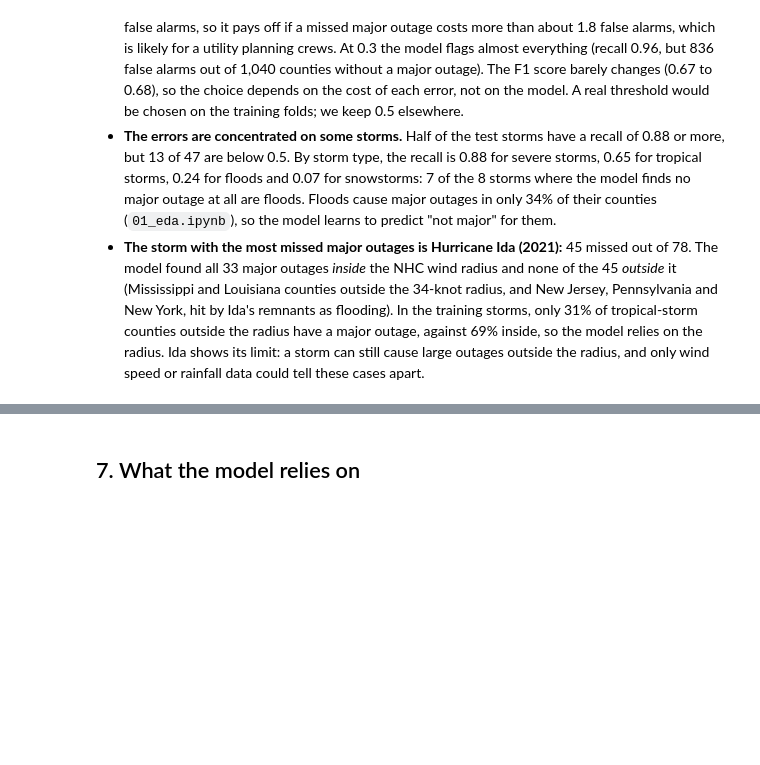
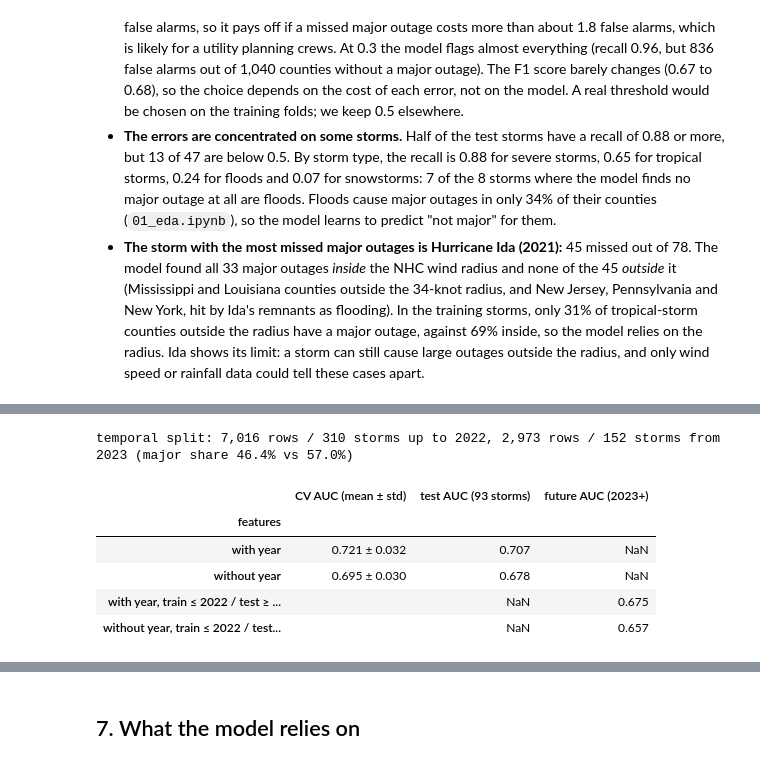
Before and after one commit to criptore/Lights-Out, a Jupyter notebook: notebooks/02_classifier.ipynb, the cells around one changed output, grey strips where cells are left out. Saved outputs shown, nothing was run; the diff lists cells and outputs as text; code cells hidden in the pictures; blank space fills up the shorter version.

```diff
--- a/notebooks/02_classifier.ipynb
+++ b/notebooks/02_classifier.ipynb
@@ -478,0 +543,40 @@ plt.show()
+# %%
+best_params = searches[best_name].best_params_
+def tuned_rf(num):
+    pipe = make_pipeline(
+        ColumnTransformer([('cat', OneHotEncoder(handle_unknown='ignore', min_frequency=20, sparse_output=False), CAT),
+                           ('num', SimpleImputer(strategy='median'), num)]),
+        RandomForestClassifier(n_estimators=300, n_jobs=-1, random_state=SEED))
+    return pipe.set_params(**best_params)
+
+NUM_NO_YEAR = [c for c in NUM if c != 'year']
+rows = []
+for label, num in [('with year', NUM), ('without year', NUM_NO_YEAR)]:
+    cols = CAT + num
+    cv_auc = cross_val_score(tuned_rf(num), X_train[cols], y_train, groups=g_train, cv=cv, scoring='roc_auc', n_jobs=-1)
+    m = tuned_rf(num).fit(X_train[cols], y_train)
+    rows.append({'features': label, 'CV AUC (mean ± std)': f'{cv_auc.mean():.3f} ± {cv_auc.std():.3f}',
+                 'test AUC (93 storms)': roc_auc_score(y_test, m.predict_proba(X_test[cols])[:, 1])})
+
+years = df['year'].to_numpy()
+past, future = years <= 2022, years >= 2023
+for label, num in [('with year', NUM), ('without year', NUM_NO_YEAR)]:
+    cols = CAT + num
+    m = tuned_rf(num).fit(X[cols][past], y[past])
+    rows.append({'features': label + ', train ≤ 2022 / test ≥ 2023',
+                 'CV AUC (mean ± std)': '',
+                 'test AUC (93 storms)': np.nan,
+                 'future AUC (2023+)': roc_auc_score(y[future], m.predict_proba(X[cols][future])[:, 1])})
+year_check = pd.DataFrame(rows).set_index('features')
+print(f"temporal split: {past.sum():,} rows / {len(set(groups[past]))} storms up to 2022, "
+      f"{future.sum():,} rows / {len(set(groups[future]))} storms from 2023 "
+      f"(major share {y[past].mean():.1%} vs {y[future].mean():.1%})")
+year_check.round(3)
+# %% [output]
+temporal split: 7,016 rows / 310 storms up to 2022, 2,973 rows / 152 storms from 2023 (major share 46.4% vs 57.0%)
+|  | CV AUC (mean ± std) | test AUC (93 storms) | future AUC (2023+) |
+| features |  |  |  |
+| with year | 0.721 ± 0.032 | 0.707 | NaN |
+| without year | 0.695 ± 0.030 | 0.678 | NaN |
+| with year, train ≤ 2022 / test ≥ ... |  | NaN | 0.675 |
+| without year, train ≤ 2022 / test... |  | NaN | 0.657 |
```
Also changed, not shown: parts of 9 cells of this notebook, 24 other files.
